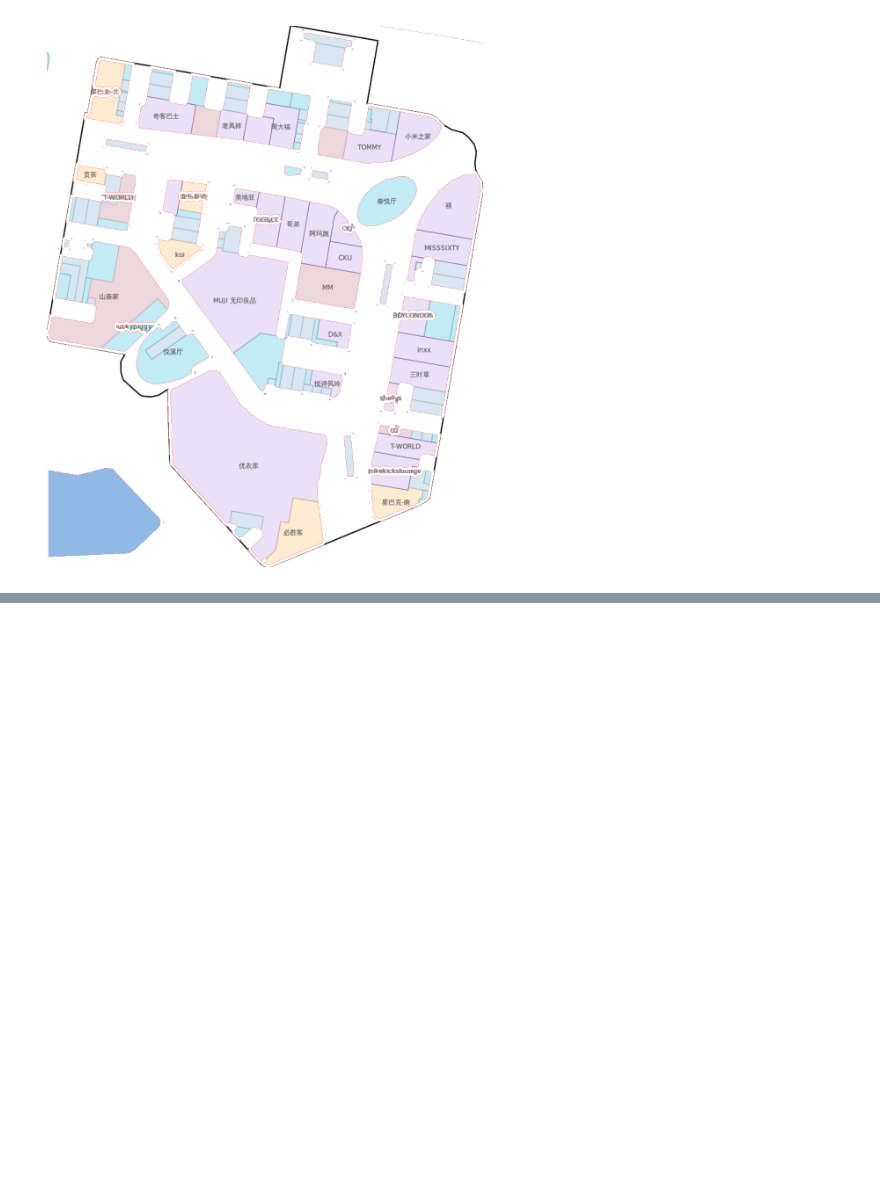
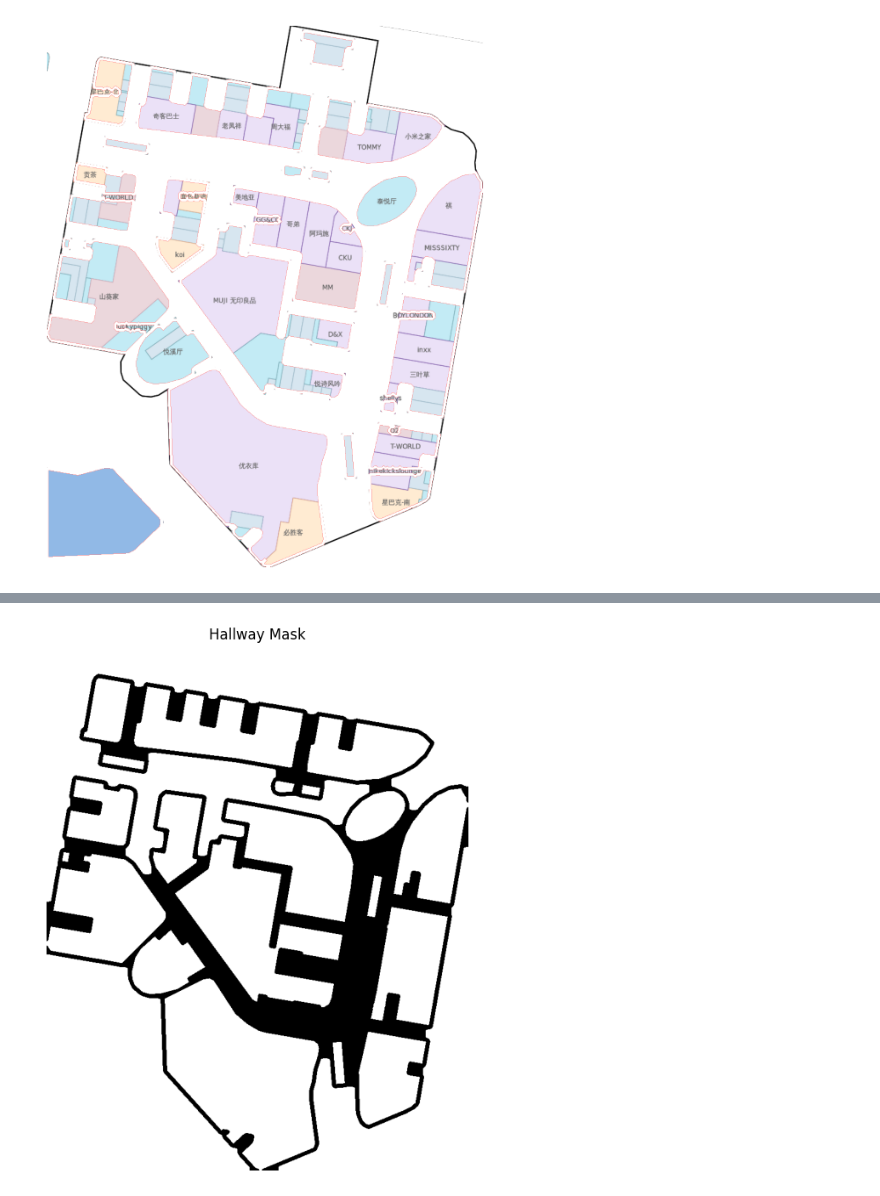
Before and after one commit to noaCohen8/indoor_localization_research, a Jupyter notebook: indoor_Microsoft_flow_real_data.ipynb, the cells around one changed output, grey strips where cells are left out. Drawn from its saved outputs; the diff is of its cells as text; code cells hidden in the pictures; blank space fills up the shorter version.

```diff
--- a/indoor_Microsoft_flow_real_data.ipynb
+++ b/indoor_Microsoft_flow_real_data.ipynb
@@ -482,0 +353,10 @@ plt.imshow(overlay); plt.axis('off'); plt.show()
+# %%
+img = imread(str(img_path))
+overlay = cv2.cvtColor(img, cv2.COLOR_RGB2BGR).copy()
+overlay[mask > 0] = (0, 255, 255)  # highlight corridors in yellow
+
+plt.figure(figsize=(8,8))
+plt.imshow(cv2.cvtColor(overlay, cv2.COLOR_BGR2RGB))
+plt.title("Mask Overlay on Map")
+plt.axis('off')
+plt.show()
@@ -482,0 +620,13 @@ plt.imshow(overlay); plt.axis('off'); plt.show()
+# %%
+# 1) get hallway mask
+hall_mask, dbg = get_hallway_inside_mask(img_path, return_debug=True)
+
+# 2) quick overlay so you can judge it
+def overlay_mask(img_or_path, mask, out_path="hall_overlay.png", color=(0,255,255), alpha=0.6):
+    img = _load_bgr(img_or_path)
+    overlay = img.copy()
+    overlay[mask > 0] = color
+    blended = cv2.addWeighted(img, 1 - alpha, overlay, alpha, 0)
+    cv2.imwrite(out_path, blended)
+
+overlay_mask(img_path, hall_mask, out_path="hall_overlay.png", color=(0,255,255), alpha=0.6)
@@ -482,0 +727,14 @@ plt.imshow(overlay); plt.axis('off'); plt.show()
+# %%
+# get mask
+hall_mask, dbg = get_hallways_inside_building(img_path, return_debug=True)
+
+# visualize on top of the map
+def overlay_mask(img_or_path, mask, out_path="hall_overlay.png", color=(0,255,255), alpha=0.6):
+    img = _load_bgr(img_or_path)
+    overlay = img.copy()
+    overlay[mask > 0] = color
+    blended = cv2.addWeighted(img, 1 - alpha, overlay, alpha, 0)
+    cv2.imwrite(out_path, blended)
+    return blended
+
+overlay_mask(img_path, hall_mask, out_path="hall_overlay.png", color=(0,255,255), alpha=0.6)
@@ -482,0 +759,10 @@ plt.imshow(overlay); plt.axis('off'); plt.show()
+# %%
+import matplotlib.pyplot as plt
+
+plt.figure(figsize=(8,8))
+plt.imshow(hall_mask, cmap='gray')
+plt.title("Hallway Mask")
+plt.axis('off')
+plt.show()
+# %% [output]
+[figure, added]
```
Also changed, not shown: parts of 61 cells of this notebook, 10 other files.
